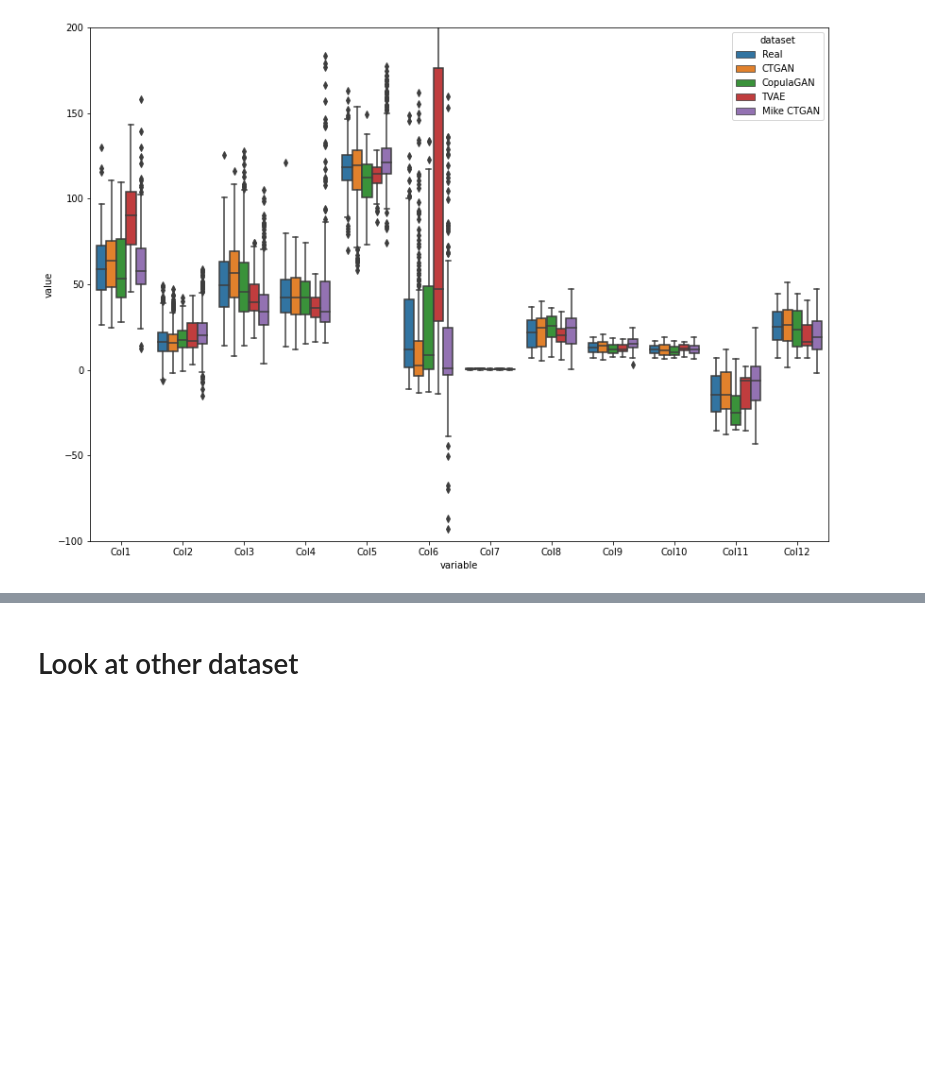
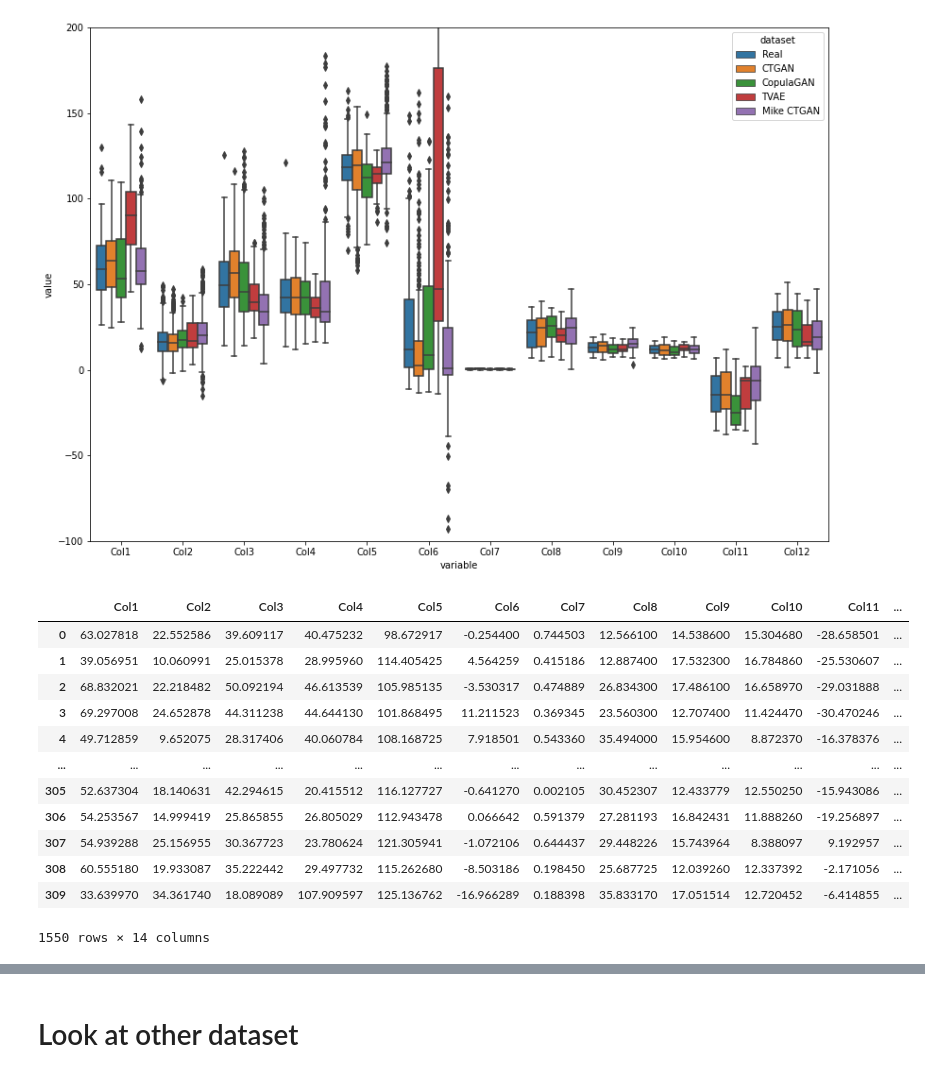
Before and after one commit to jamestgodwin/synthetic_data, a Jupyter notebook: notebooks/Test_CTGAN.ipynb, the cells around one changed output, grey strips where cells are left out. Cells and saved outputs as stored; diff of their text form; code cells hidden in the pictures; blank space fills up the shorter version.

```diff
--- a/notebooks/Test_CTGAN.ipynb
+++ b/notebooks/Test_CTGAN.ipynb
@@ -470,3 +433,19 @@ sns.boxplot(data=plotting.drop('Class_att', axis=1).melt('dataset'),
 ax.set_ylim((-100, 200));
 # %% [output]
 [figure]
+# %%
+plotting
+# %% [output]
+|  | Col1 | Col2 | Col3 | Col4 | Col5 | Col6 | Col7 | Col8 | Col9 | Col10 | Col11 | ... |
+| 0 | 63.027818 | 22.552586 | 39.609117 | 40.475232 | 98.672917 | -0.254400 | 0.744503 | 12.566100 | 14.538600 | 15.304680 | -28.658501 | ... |
+| 1 | 39.056951 | 10.060991 | 25.015378 | 28.995960 | 114.405425 | 4.564259 | 0.415186 | 12.887400 | 17.532300 | 16.784860 | -25.530607 | ... |
+| 2 | 68.832021 | 22.218482 | 50.092194 | 46.613539 | 105.985135 | -3.530317 | 0.474889 | 26.834300 | 17.486100 | 16.658970 | -29.031888 | ... |
+| 3 | 69.297008 | 24.652878 | 44.311238 | 44.644130 | 101.868495 | 11.211523 | 0.369345 | 23.560300 | 12.707400 | 11.424470 | -30.470246 | ... |
+| 4 | 49.712859 | 9.652075 | 28.317406 | 40.060784 | 108.168725 | 7.918501 | 0.543360 | 35.494000 | 15.954600 | 8.872370 | -16.378376 | ... |
+| ... | ... | ... | ... | ... | ... | ... | ... | ... | ... | ... | ... | ... |
+| 305 | 52.637304 | 18.140631 | 42.294615 | 20.415512 | 116.127727 | -0.641270 | 0.002105 | 30.452307 | 12.433779 | 12.550250 | -15.943086 | ... |
+| 306 | 54.253567 | 14.999419 | 25.865855 | 26.805029 | 112.943478 | 0.066642 | 0.591379 | 27.281193 | 16.842431 | 11.888260 | -19.256897 | ... |
+| 307 | 54.939288 | 25.156955 | 30.367723 | 23.780624 | 121.305941 | -1.072106 | 0.644437 | 29.448226 | 15.743964 | 8.388097 | 9.192957 | ... |
+| 308 | 60.555180 | 19.933087 | 35.222442 | 29.497732 | 115.262680 | -8.503186 | 0.198450 | 25.687725 | 12.039260 | 12.337392 | -2.171056 | ... |
+| 309 | 33.639970 | 34.361740 | 18.089089 | 107.909597 | 125.136762 | -16.966289 | 0.188398 | 35.833170 | 17.051514 | 12.720452 | -6.414855 | ... |
+1550 rows × 14 columns
```
Also changed, not shown: parts of 11 cells of this notebook, 1 other file.
